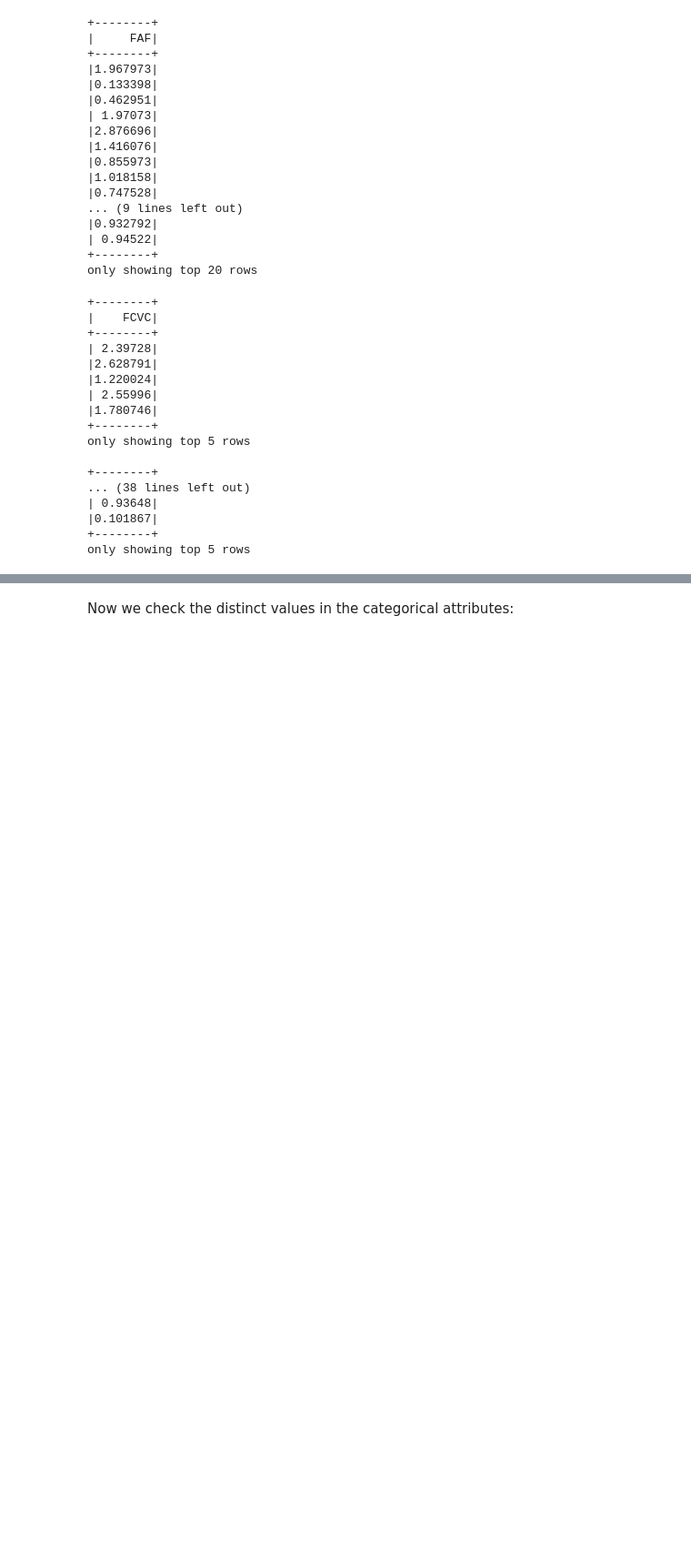
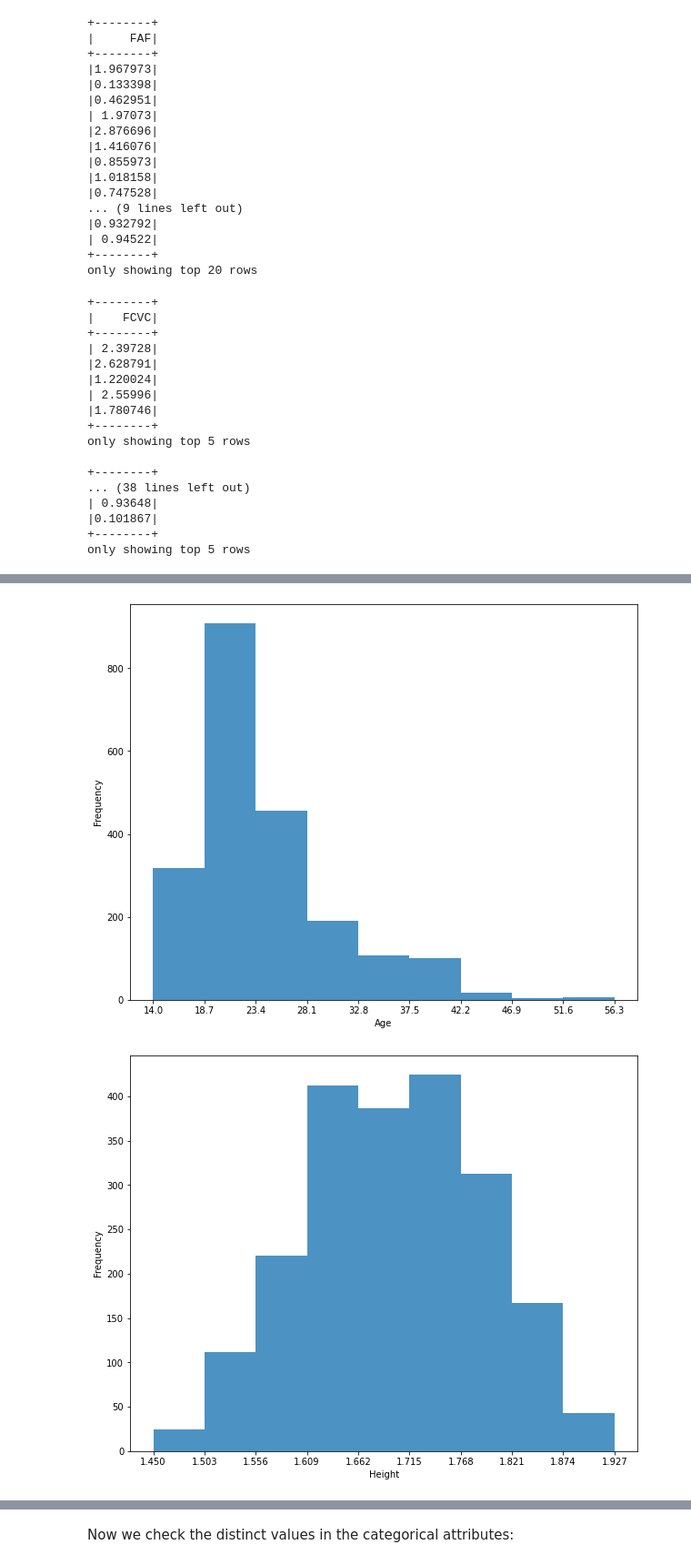
Before and after one commit to marymlucas/obesity_lifestyle_diet, a Jupyter notebook: project.ipynb, the cells around one changed output, grey strips where cells are left out. Shown: that part at 91% size. Saved outputs shown, nothing was run; the diff lists cells and outputs as text; code cells hidden in the pictures; blank space fills up the shorter version.

```diff
--- a/project.ipynb
+++ b/project.ipynb
@@ -245,0 +262,30 @@ We will therefore treat this as numeric attributes.
+# %%
+numeric_attrs_df = raw_data[["Age", "Height", "Weight", "FCVC", "NCP", "CH2O", "FAF", "TUE"]]
+
+# for doing the visualizations we will convert to pandas dataframe, this is better and more time-efficient than doing .collect()
+numeric_pd_df = numeric_attrs_df.toPandas()
+# %%
+import matplotlib.pyplot as plt
+
+def plot_dist(colName):
+  x = numeric_pd_df[colName]
+  minbin = min(numeric_pd_df[colName])
+  maxbin = max(numeric_pd_df[colName])
+  bin_step = (maxbin - minbin)/10
+  bins = np.arange(minbin, maxbin, bin_step)
+
+  plt.figure(figsize=(10,8))
+  plt.hist(x, bins, alpha=0.8, histtype='bar')
+
+  plt.xlabel(colName)
+  plt.ylabel('Frequency')
+  plt.xticks(bins)
+  plt.show()
+# %%
+cols_to_plot = ["Age", "Height", "Weight"]
+
+for colName in cols_to_plot:
+  plot_dist(colName)
+# %% [output]
+[figure, added]
+[figure, added]
```
Also changed, not shown: parts of 19 cells of this notebook.
